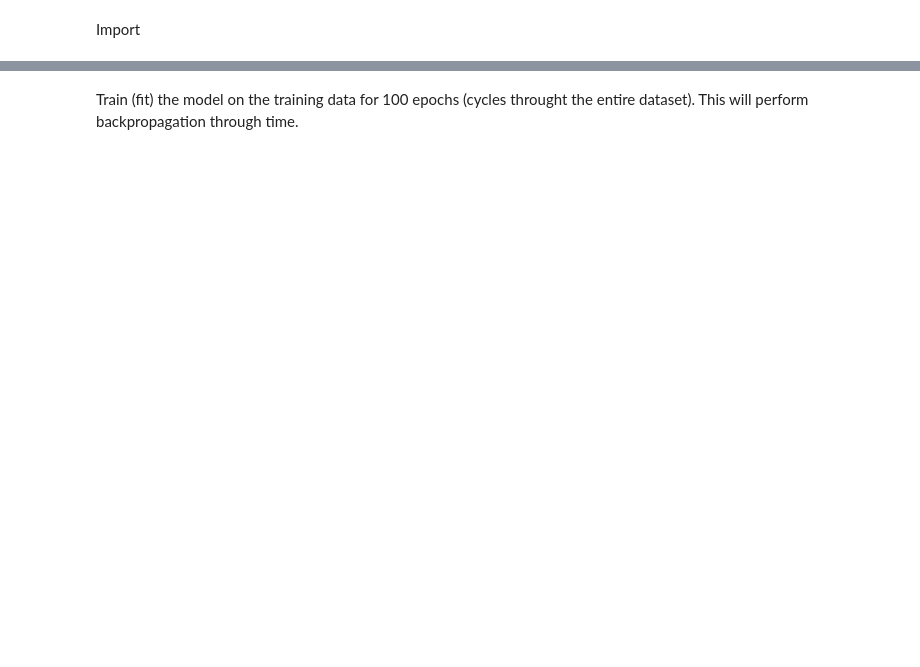
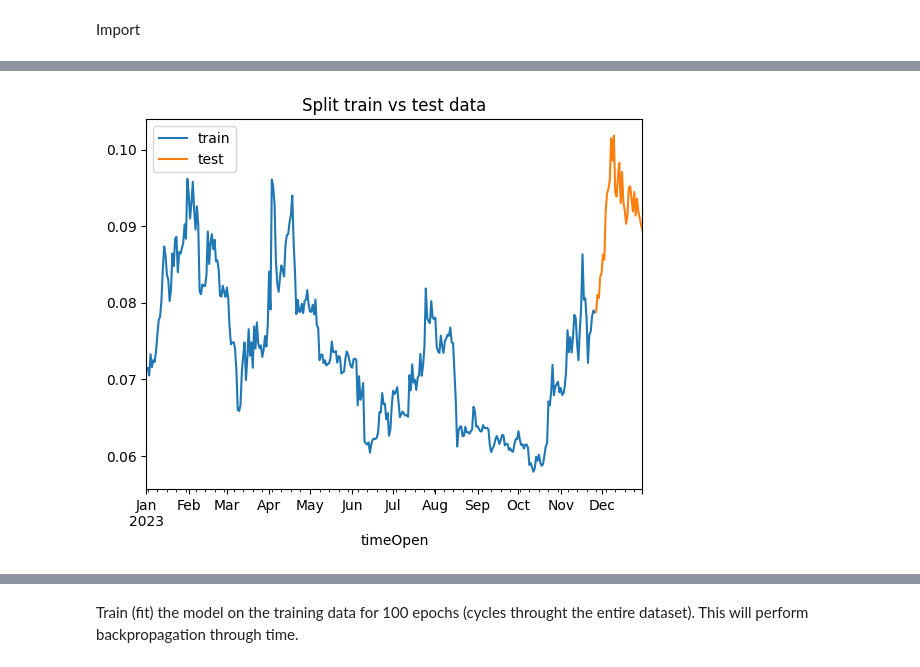
Before and after one commit to woodjmichael/PV-based-systems-lab, a Jupyter notebook: Neural Network Forecast Seminar.ipynb, the cells around one changed output, grey strips where cells are left out. Saved outputs shown, nothing was run; the diff lists cells and outputs as text; code cells hidden in the pictures; blank space fills up the shorter version.

```diff
--- a/Neural Network Forecast Seminar.ipynb
+++ b/Neural Network Forecast Seminar.ipynb
@@ -497,0 +295,6 @@ _________________________________________________________________
+# %%
+pd.DataFrame({'train':data.Price[:330],
+              'test':data.Price[330:]})\
+    .plot(title='Split train vs test data');
+# %% [output]
+[figure, added]
```
Also changed, not shown: parts of 108 cells of this notebook, 1 other file.
